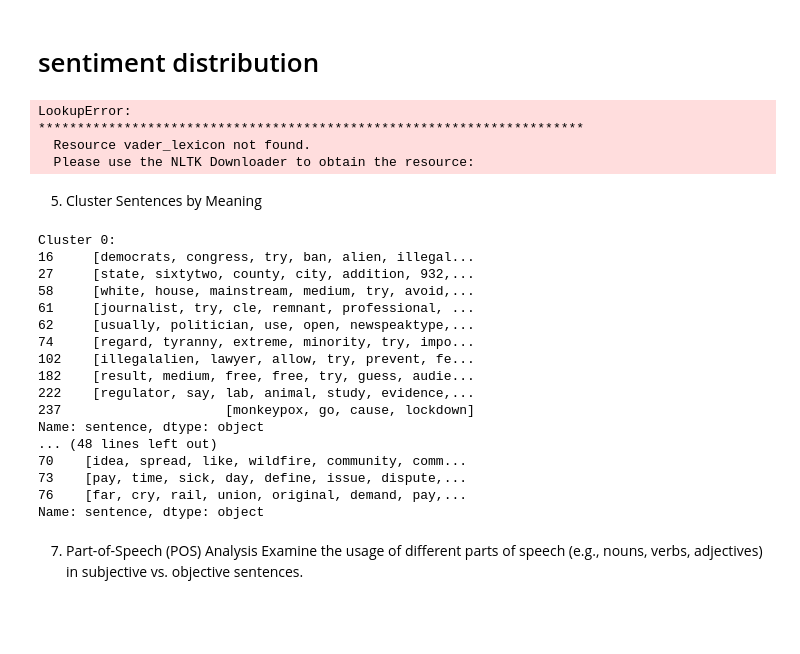
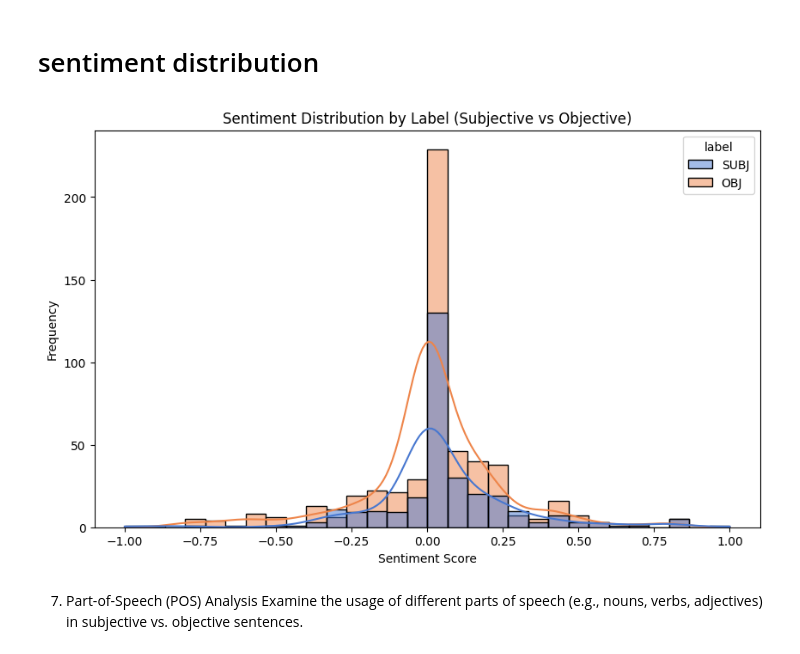
Before and after one commit to rabrie10/AI-project, a Jupyter notebook: model/pre-processing.ipynb, the cells around one changed output. Drawn from its saved outputs; the diff is of its cells as text; code cells hidden in the pictures; blank space fills up the shorter version.

```diff
--- a/model/pre-processing.ipynb
+++ b/model/pre-processing.ipynb
@@ -237,62 +316,33 @@ ModuleNotFoundError: No module named 'gensim'
 # sentiment distribution
 # %%
 
-from nltk.sentiment import SentimentIntensityAnalyzer
+import spacy
+from spacytextblob.spacytextblob import SpacyTextBlob
+import seaborn as sns
+import matplotlib.pyplot as plt
+import pandas as pd
 
-# Initialize sentiment analyzer
-sia = SentimentIntensityAnalyzer()
+# Load spaCy model and add TextBlob sentiment analyzer
+nlp = spacy.load("en_core_web_sm")
+nlp.add_pipe("spacytextblob")
 
-# Add sentiment scores for each sentence
-df['sentiment'] = df['sentence'].apply(lambda x: sia.polarity_scores(" ".join(x))['compound'])
+# Calculate sentiment for each sentence
+def calculate_sentiment(sentence):
+    doc = nlp(" ".join(sentence))  # Join tokenized sentence into text
+    return doc._.blob.polarity  # Sentiment polarity (range: -1 to 1)
 
-# Plot sentiment distribution
-import seaborn as sns
-sns.histplot(df, x='sentiment', hue='label', kde=True)
-plt.title("Sentiment Distribution by Label")
+# Apply sentiment analysis to the dataset
+df['sentiment'] = df['sentence'].apply(calculate_sentiment)
+
+# Plot sentiment distribution by label
+plt.figure(figsize=(10, 6))
+sns.histplot(df, x='sentiment', hue='label', kde=True, palette="muted", bins=30)
+plt.title("Sentiment Distribution by Label (Subjective vs Objective)")
 plt.xlabel("Sentiment Score")
 plt.ylabel("Frequency")
 plt.show()
 # %% [output]
-LookupError:
-**********************************************************************
-  Resource vader_lexicon not found.
-  Please use the NLTK Downloader to obtain the resource:
+[figure, added]
-# %% [markdown]
-5. Cluster Sentences by Meaning
-# %%
-from sklearn.cluster import KMeans
-from sklearn.metrics.pairwise import cosine_similarity
-
-# Perform clustering on TF-IDF features
-num_clusters = 5
-kmeans = KMeans(n_clusters=num_clusters, random_state=42)
-labels = kmeans.fit_predict(X_tfidf)
-
-# Add cluster labels to DataFrame
-df['cluster'] = labels
-
-# Analyze clusters
-for cluster_num in range(num_clusters):
-    print(f"\nCluster {cluster_num}:")
-    print(df[df['cluster'] == cluster_num]['sentence'].head(10))
-# %% [output]
-Cluster 0:
-16     [democrats, congress, try, ban, alien, illegal...
-27     [state, sixtytwo, county, city, addition, 932,...
-58     [white, house, mainstream, medium, try, avoid,...
-61     [journalist, try, cle, remnant, professional, ...
-62     [usually, politician, use, open, newspeaktype,...
-74     [regard, tyranny, extreme, minority, try, impo...
-102    [illegalalien, lawyer, allow, try, prevent, fe...
-182    [result, medium, free, free, try, guess, audie...
-222    [regulator, say, lab, animal, study, evidence,...
-237                     [monkeypox, go, cause, lockdown]
-Name: sentence, dtype: object
-... (48 lines left out)
-70    [idea, spread, like, wildfire, community, comm...
-73    [pay, time, sick, day, define, issue, dispute,...
-76    [far, cry, rail, union, original, demand, pay,...
-Name: sentence, dtype: object
 # %% [markdown]
 7. Part-of-Speech (POS) Analysis
 Examine the usage of different parts of speech (e.g., nouns, verbs, adjectives) in subjective vs. objective sentences.
```
Also changed, not shown: parts of 16 cells of this notebook, 1 other file.
